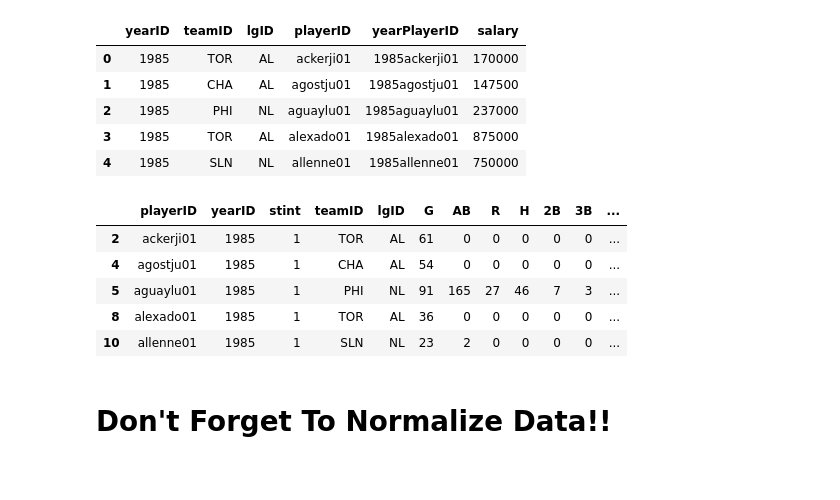
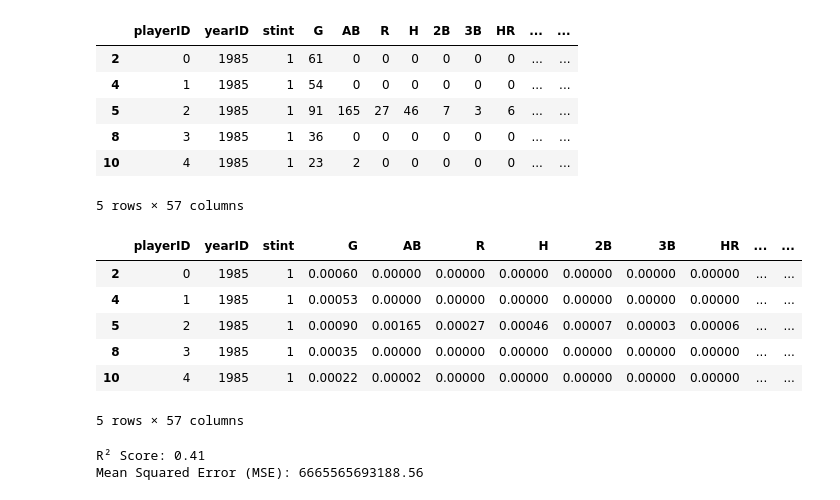
Before and after one commit to JoonghyunAn/ece-5464, a Jupyter notebook: project_3/hw3_part2.ipynb, the cells around one changed output. Drawn from its saved outputs; the diff is of its cells as text; code cells hidden in the pictures.

```diff
--- a/project_3/hw3_part2.ipynb
+++ b/project_3/hw3_part2.ipynb
@@ -16,7 +7,3 @@ True
-# %%
-# No truncating results
-pd.set_option('display.max_rows', None)
-pd.set_option('display.max_columns',None)
 # %%
 file_path = '/home/joong/orange/ece-5464/project_3/data/BattingSalariesData.xlsx'
 df_batting = pd.read_excel(file_path, sheet_name = "Batting")
@@ -35,0 +23,2 @@ df_batting.head()
+# %%
+df = df_batting.dropna(subset=["Salary"])
@@ -35,0 +29,3 @@ df_batting.head()
+# %%
+df["yearPlayer"]= df["yearPlayer"].factorize()[0]
+df["playerID"]= df["playerID"].factorize()[0]
@@ -36,9 +43,12 @@ df_batting.head()
+# %%
+df = pd.get_dummies(df, columns=["lgID","teamID"], drop_first=True)
 # %%
-df_salaries.head()
+df.head()
 # %% [output]
-|  | yearID | teamID | lgID | playerID | yearPlayerID | salary |
-| 0 | 1985 | TOR | AL | ackerji01 | 1985ackerji01 | 170000 |
-| 1 | 1985 | CHA | AL | agostju01 | 1985agostju01 | 147500 |
-| 2 | 1985 | PHI | NL | aguaylu01 | 1985aguaylu01 | 237000 |
-| 3 | 1985 | TOR | AL | alexado01 | 1985alexado01 | 875000 |
-| 4 | 1985 | SLN | NL | allenne01 | 1985allenne01 | 750000 |
+|  | playerID | yearID | stint | G | AB | R | H | 2B | 3B | HR | ... | ... |
+| 2 | 0 | 1985 | 1 | 61 | 0 | 0 | 0 | 0 | 0 | 0 | ... | ... |
+| 4 | 1 | 1985 | 1 | 54 | 0 | 0 | 0 | 0 | 0 | 0 | ... | ... |
+| 5 | 2 | 1985 | 1 | 91 | 165 | 27 | 46 | 7 | 3 | 6 | ... | ... |
+| 8 | 3 | 1985 | 1 | 36 | 0 | 0 | 0 | 0 | 0 | 0 | ... | ... |
+| 10 | 4 | 1985 | 1 | 23 | 2 | 0 | 0 | 0 | 0 | 0 | ... | ... |
+5 rows × 57 columns
@@ -48,11 +59,10 @@ filtered_df_batting = df_batting.dropna(subset=["Salary"])
 # %%
-filtered_df_batting.head()
+df.head()
 # %% [output]
-|  | playerID | yearID | stint | teamID | lgID | G | AB | R | H | 2B | 3B | ... |
-| 2 | ackerji01 | 1985 | 1 | TOR | AL | 61 | 0 | 0 | 0 | 0 | 0 | ... |
-| 4 | agostju01 | 1985 | 1 | CHA | AL | 54 | 0 | 0 | 0 | 0 | 0 | ... |
-| 5 | aguaylu01 | 1985 | 1 | PHI | NL | 91 | 165 | 27 | 46 | 7 | 3 | ... |
-| 8 | alexado01 | 1985 | 1 | TOR | AL | 36 | 0 | 0 | 0 | 0 | 0 | ... |
-| 10 | allenne01 | 1985 | 1 | SLN | NL | 23 | 2 | 0 | 0 | 0 | 0 | ... |
+|  | playerID | yearID | stint | G | AB | R | H | 2B | 3B | HR | ... | ... |
+| 2 | 0 | 1985 | 1 | 0.00060 | 0.00000 | 0.00000 | 0.00000 | 0.00000 | 0.00000 | 0.00000 | ... | ... |
+| 4 | 1 | 1985 | 1 | 0.00053 | 0.00000 | 0.00000 | 0.00000 | 0.00000 | 0.00000 | 0.00000 | ... | ... |
+| 5 | 2 | 1985 | 1 | 0.00090 | 0.00165 | 0.00027 | 0.00046 | 0.00007 | 0.00003 | 0.00006 | ... | ... |
+| 8 | 3 | 1985 | 1 | 0.00035 | 0.00000 | 0.00000 | 0.00000 | 0.00000 | 0.00000 | 0.00000 | ... | ... |
+| 10 | 4 | 1985 | 1 | 0.00022 | 0.00002 | 0.00000 | 0.00000 | 0.00000 | 0.00000 | 0.00000 | ... | ... |
+5 rows × 57 columns
-# %% [markdown]
-# Don't Forget To Normalize Data!!
@@ -61,0 +71,23 @@ scaler = skpreporc.MinMaxScaler()
+# %%
+from sklearn.linear_model import LinearRegression
+from sklearn.model_selection import train_test_split
+from sklearn.metrics import accuracy_score, mean_absolute_error, mean_squared_error
+
+
+X = x_df
+y = df["Salary"]
+X_train, X_test, y_train, y_test = train_test_split(X, y, test_size=0.3, random_state=22222)
+reg = LinearRegression().fit(X_train, y_train)
+
+y_pred = reg.predict(X_test)
+
+
+r2_score = reg.score(X_test, y_test)
+print(f"R² Score: {r2_score:.2f}")
+
+
+mse = mean_squared_error(y_test, y_pred)
+print(f"Mean Squared Error (MSE): {mse:.2f}")
+# %% [output]
+R² Score: 0.41
+Mean Squared Error (MSE): 6665565693188.56
```
Also changed, not shown: parts of 14 cells of this notebook, 1 other file.
